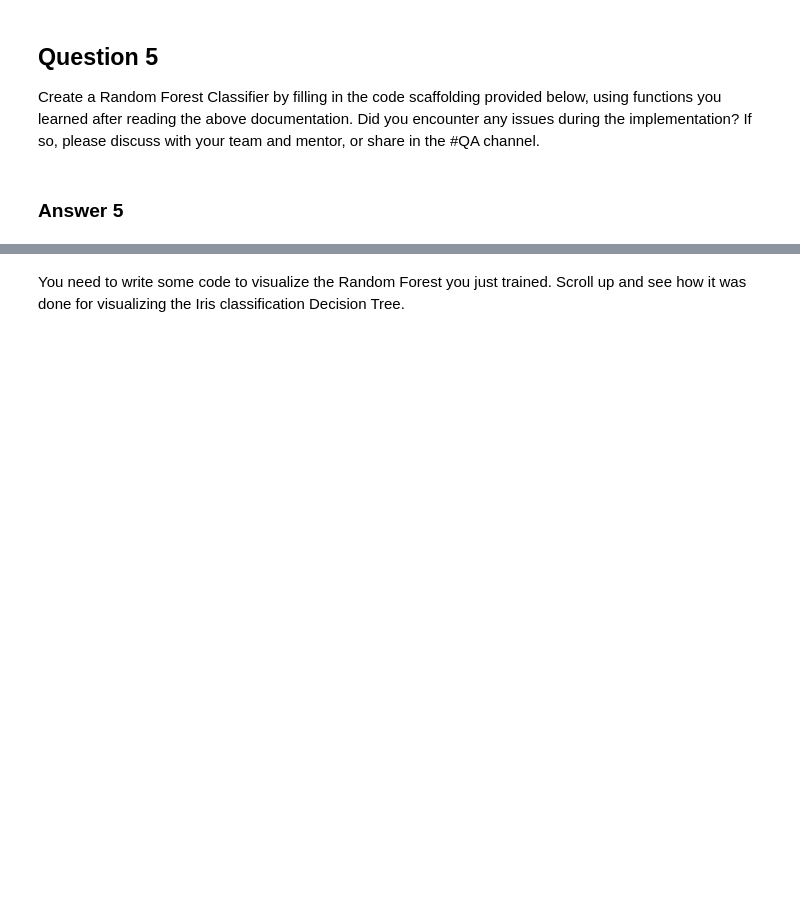
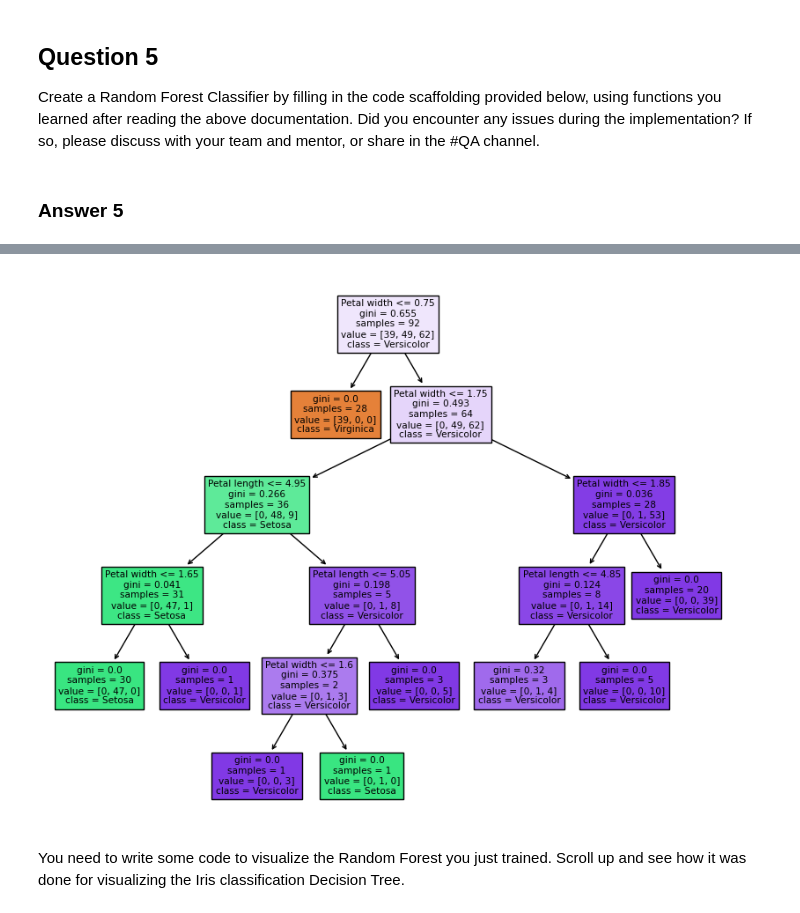
Before and after one commit to LuiAvi829/mit_futuremakers_summer_2023-LuiAvi829, a Jupyter notebook: Module_03_Machine_Learning/Machine_Learning.ipynb, the cells around one changed output, grey strips where cells are left out. Saved outputs shown, nothing was run; the diff lists cells and outputs as text; code cells hidden in the pictures; blank space fills up the shorter version.

```diff
--- a/Module_03_Machine_Learning/Machine_Learning.ipynb
+++ b/Module_03_Machine_Learning/Machine_Learning.ipynb
@@ -288,3 +315,28 @@ forest = """Enter your code here"""
+# %%
+#This Forest is made with the iris data
+
+from sklearn.ensemble import RandomForestClassifier
+from sklearn.tree import plot_tree
+
+X = iris_data.data[:, 2:4]
+Y = iris_data.target
+
+# Instantiate the Random Forest Classifier here
+forest = RandomForestClassifier()
+
+# Fit the Random Forest Classifier here
+forest.fit(X, Y)
+
+# Visualizing the Random Forest
+plt.figure(figsize=(10, 8))
+
+# Iterate over each decision tree in the Random Forest
+for tree in forest.estimators_:
+    plot_tree(tree, feature_names=['Petal length', 'Petal width'], class_names=['Virginica', 'Setosa', 'Versicolor'], filled=True)
+
+plt.show()
+# %% [output]
+[figure, added]
 # %% [markdown]
 You need to write some code to visualize the Random Forest you just trained. Scroll up and see how it was done for visualizing the Iris classification Decision Tree.
 # %%
```
Also changed, not shown: parts of 6 cells of this notebook.
